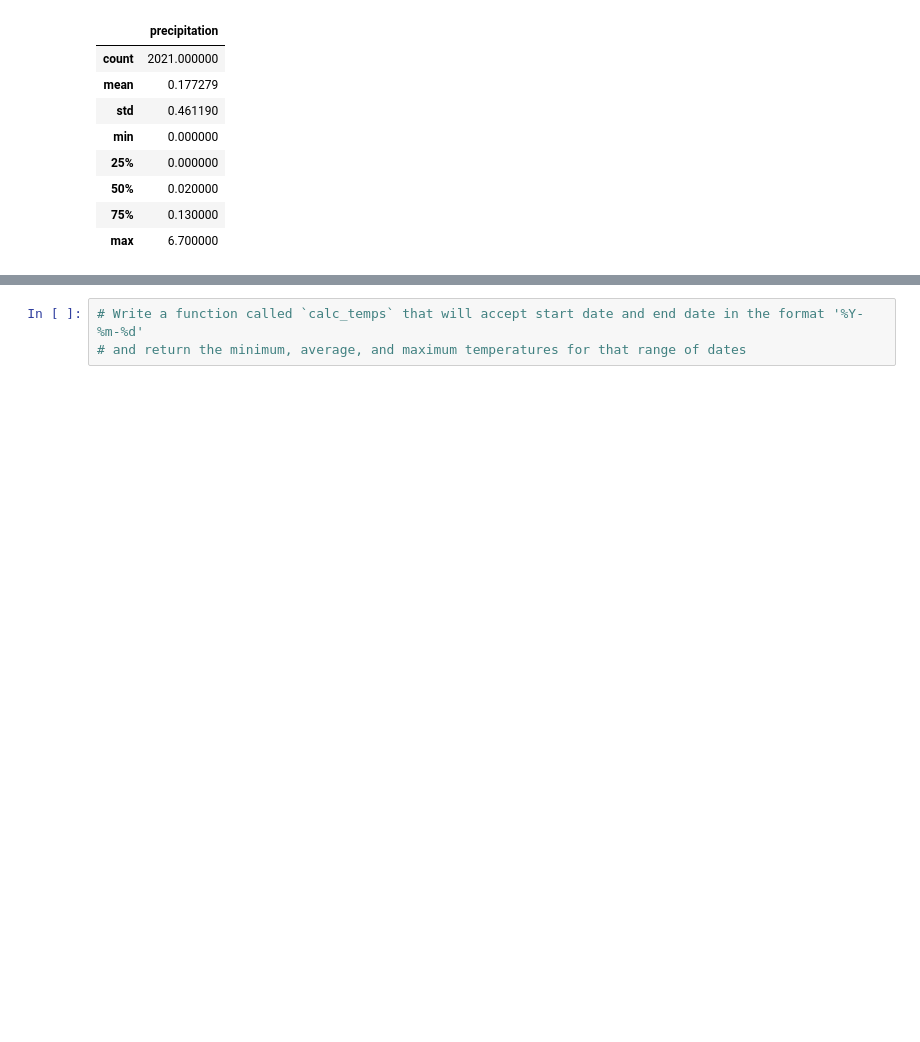
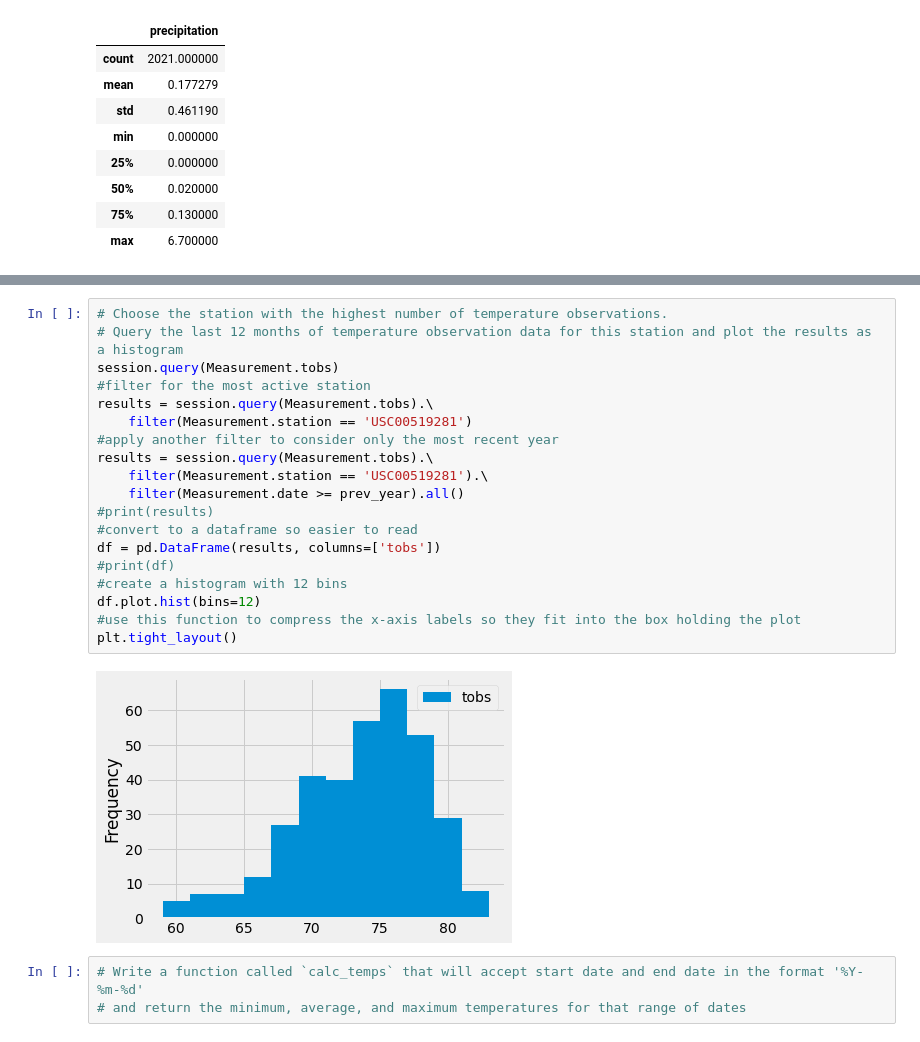
Before and after one commit to shaynajj/surfs_up, a Jupyter notebook: climate_analysis.ipynb, the cells around one changed output, grey strips where cells are left out. Drawn from its saved outputs; the diff is of its cells as text; blank space fills up the shorter version.

Commit message:
completed precipitation and station analysis

```diff
--- a/climate_analysis.ipynb
+++ b/climate_analysis.ipynb
@@ -91,3 +125,24 @@ df.describe()
+# %%
+# Choose the station with the highest number of temperature observations.
+# Query the last 12 months of temperature observation data for this station and plot the results as a histogram
+session.query(Measurement.tobs)
+#filter for the most active station
+results = session.query(Measurement.tobs).\
+    filter(Measurement.station == 'USC00519281')
+#apply another filter to consider only the most recent year
+results = session.query(Measurement.tobs).\
+    filter(Measurement.station == 'USC00519281').\
+    filter(Measurement.date >= prev_year).all()
+#print(results)
+#convert to a dataframe so easier to read
+df = pd.DataFrame(results, columns=['tobs'])
+#print(df)
+#create a histogram with 12 bins
+df.plot.hist(bins=12)
+#use this function to compress the x-axis labels so they fit into the box holding the plot
+plt.tight_layout()
+# %% [output]
+[figure, added]
 # %%
 # Write a function called `calc_temps` that will accept start date and end date in the format '%Y-%m-%d'
 # and return the minimum, average, and maximum temperatures for that range of dates
```
Also changed, not shown: parts of 6 cells of this notebook.
